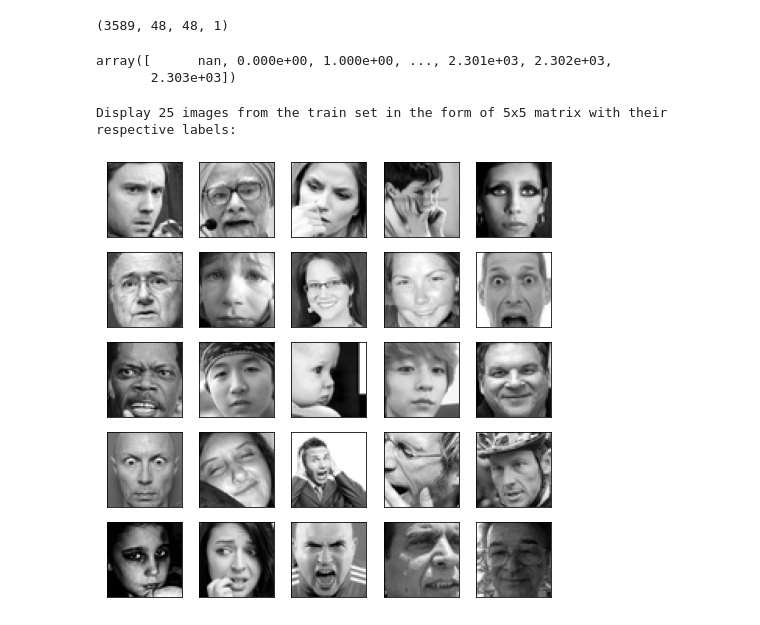
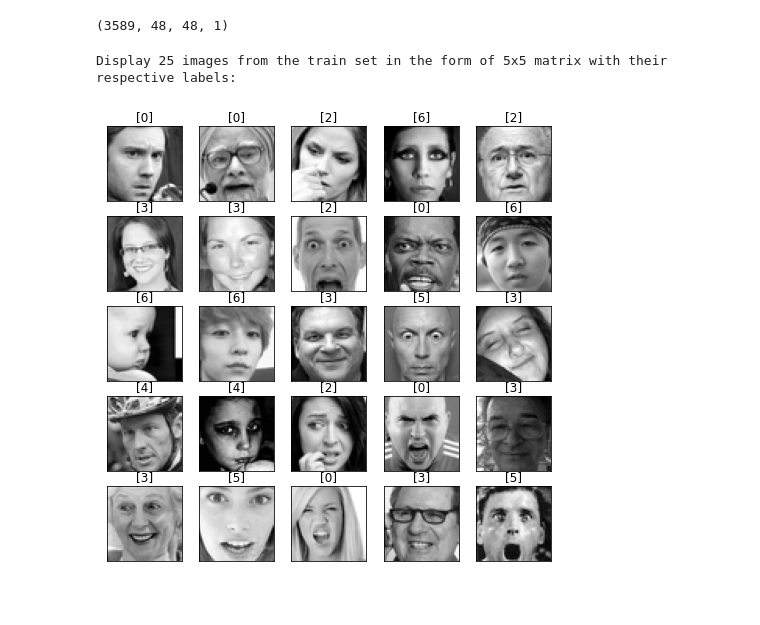
Before and after one commit to Tithra/Computer-Vision-DNN, a Jupyter notebook: FaceRecognition_Mobilenet.ipynb, the cells around one changed output. Saved outputs shown, nothing was run; the diff lists cells and outputs as text; code cells hidden in the pictures.

```diff
--- a/FaceRecognition_Mobilenet.ipynb
+++ b/FaceRecognition_Mobilenet.ipynb
@@ -64,12 +64,12 @@ Length of training, testing, validating are:
 import numpy as np
 import pandas as pd
 #Load already prepared FER2013 (faster)
-x_train = pd.read_csv("/content/drive/MyDrive/Colab Notebooks/SIT723/face_detected_data/train_x.csv",header=None)
-y_train = pd.read_csv("/content/drive/MyDrive/Colab Notebooks/SIT723/face_detected_data/train_y.csv",header=None)
-x_test = pd.read_csv("/content/drive/MyDrive/Colab Notebooks/SIT723/face_detected_data/test_x.csv",header=None)
-y_test = pd.read_csv("/content/drive/MyDrive/Colab Notebooks/SIT723/face_detected_data/test_y.csv",header=None)
-x_val = pd.read_csv("/content/drive/MyDrive/Colab Notebooks/SIT723/face_detected_data/val_x.csv",header=None)
-y_val = pd.read_csv("/content/drive/MyDrive/Colab Notebooks/SIT723/face_detected_data/val_y.csv",header=None)
+x_train = pd.read_csv("/content/drive/MyDrive/Colab Notebooks/SIT723/face_detected_data/x_train.csv",header=None)
+y_train = pd.read_csv("/content/drive/MyDrive/Colab Notebooks/SIT723/face_detected_data/y_train.csv",header=None)
+x_test = pd.read_csv("/content/drive/MyDrive/Colab Notebooks/SIT723/face_detected_data/x_test.csv",header=None)
+y_test = pd.read_csv("/content/drive/MyDrive/Colab Notebooks/SIT723/face_detected_data/y_test.csv",header=None)
+x_val = pd.read_csv("/content/drive/MyDrive/Colab Notebooks/SIT723/face_detected_data/x_val.csv",header=None)
+y_val = pd.read_csv("/content/drive/MyDrive/Colab Notebooks/SIT723/face_detected_data/y_val.csv",header=None)
 
 x_train = np.array(x_train)
 x_train = x_train.reshape(len(x_train),48,48,1)
@@ -88,24 +88,22 @@ testx = x_test.copy()
 testy = y_test.copy()
 valx = x_val.copy()
 valy = y_val.copy()
-# %% [output]
-array([      nan, 0.000e+00, 1.000e+00, ..., 2.301e+03, 2.302e+03,
-       2.303e+03])
 # %%
 import matplotlib.pyplot as plt
 # Displaying 25 images from training dataset in 5x5 matrix
 print("Display 25 images from the train set in the form of 5x5 matrix with their respective labels:")
 plt.figure(figsize=[8,8])
 for i in range(25):
   plt.subplot(5,5,1+i)
   plt.xticks([])
   plt.yticks([])
   plt.grid(False)
   plt.imshow(x_train[i].reshape([48,48]), cmap='gray')
+  plt.title(y_train[i])
 plt.show()
 # %% [output]
 Display 25 images from the train set in the form of 5x5 matrix with their respective labels:
-[figure, old version]
+[figure, new version]
 # %%
 #CBAM
 
```
Also changed, not shown: parts of 5 cells of this notebook.
